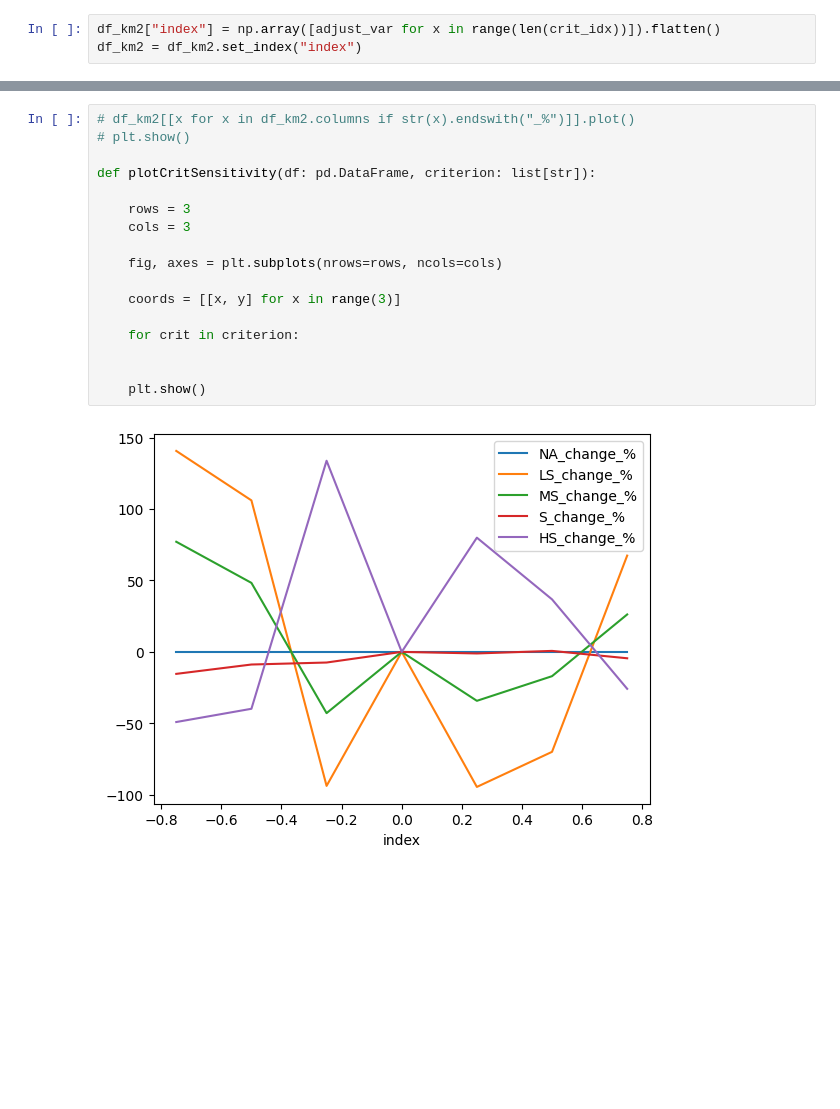
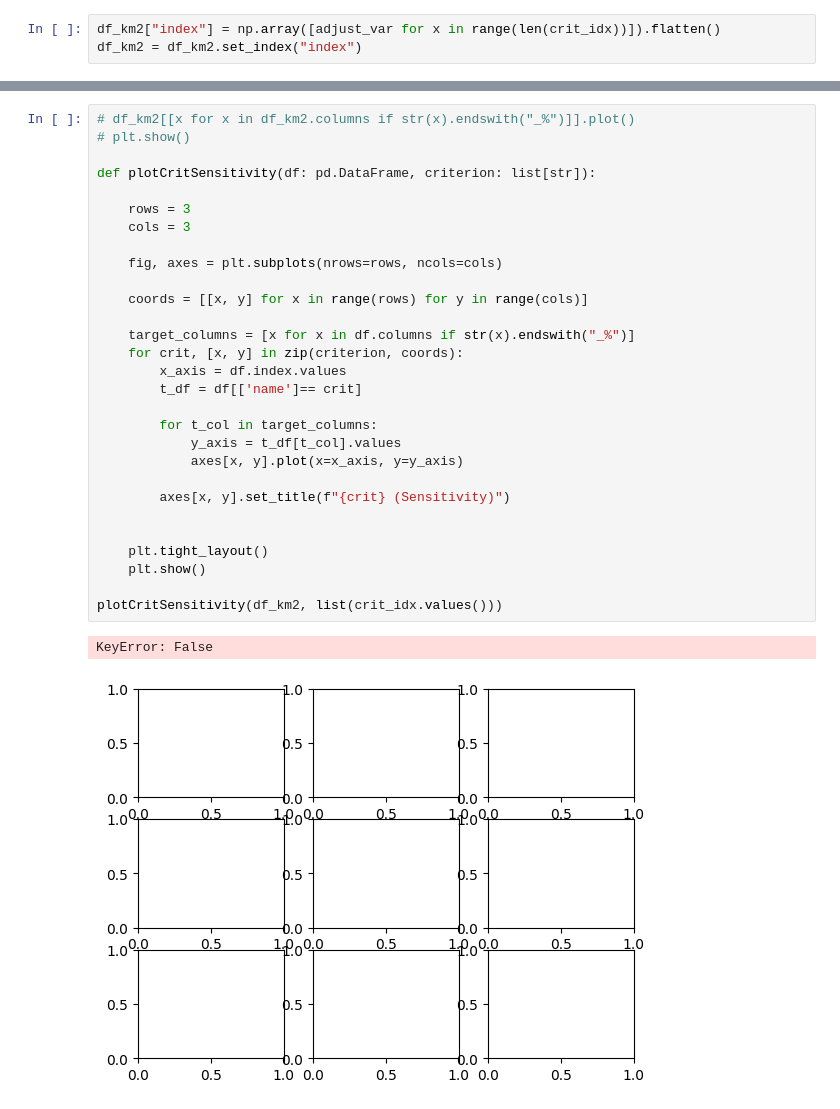
Before and after one commit to Auh3b/flood_shelter_sultability_research_unza, a Jupyter notebook: sensitivy_analysis.ipynb, the cells around one changed output, grey strips where cells are left out. Cells and saved outputs as stored; diff of their text form; blank space fills up the shorter version.

```diff
--- a/sensitivy_analysis.ipynb
+++ b/sensitivy_analysis.ipynb
@@ -289,19 +282,32 @@ df_km2
 # %%
 # df_km2[[x for x in df_km2.columns if str(x).endswith("_%")]].plot()
 # plt.show()
 
 def plotCritSensitivity(df: pd.DataFrame, criterion: list[str]):
 
     rows = 3
     cols = 3
 
     fig, axes = plt.subplots(nrows=rows, ncols=cols)
 
-    coords = [[x, y] for x in range(3)]
+    coords = [[x, y] for x in range(rows) for y in range(cols)]
 
-    for crit in criterion:
+    target_columns = [x for x in df.columns if str(x).endswith("_%")]
+    for crit, [x, y] in zip(criterion, coords):
+        x_axis = df.index.values
+        t_df = df[['name']== crit]
+
+        for t_col in target_columns:
+            y_axis = t_df[t_col].values
+            axes[x, y].plot(x=x_axis, y=y_axis)
+
+        axes[x, y].set_title(f"{crit} (Sensitivity)")
 
 
+    plt.tight_layout()
     plt.show()
+
+plotCritSensitivity(df_km2, list(crit_idx.values()))
 # %% [output]
+KeyError: False
-[figure, old version]
+[figure, new version]
```
Also changed, not shown: parts of 2 cells of this notebook.
